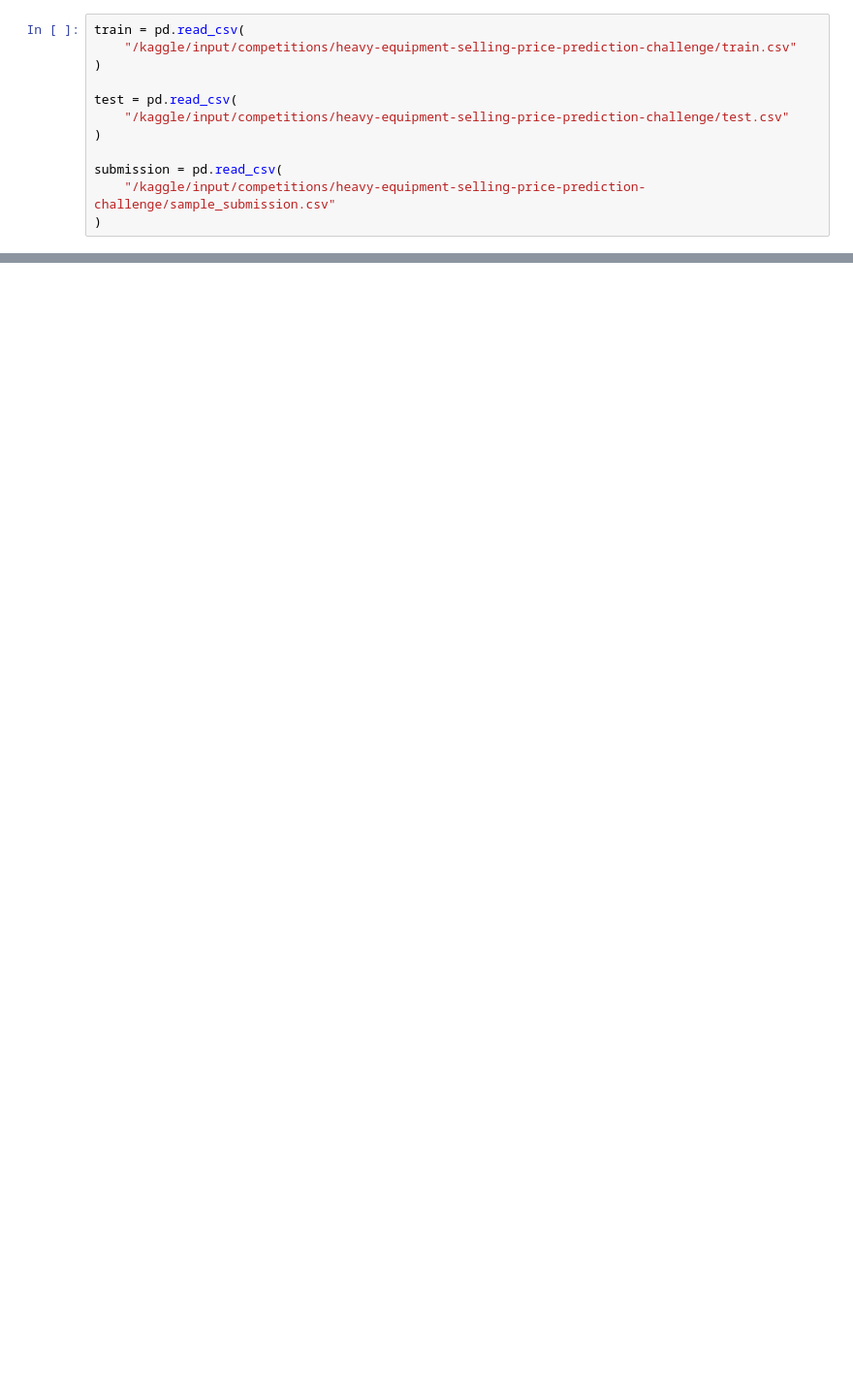
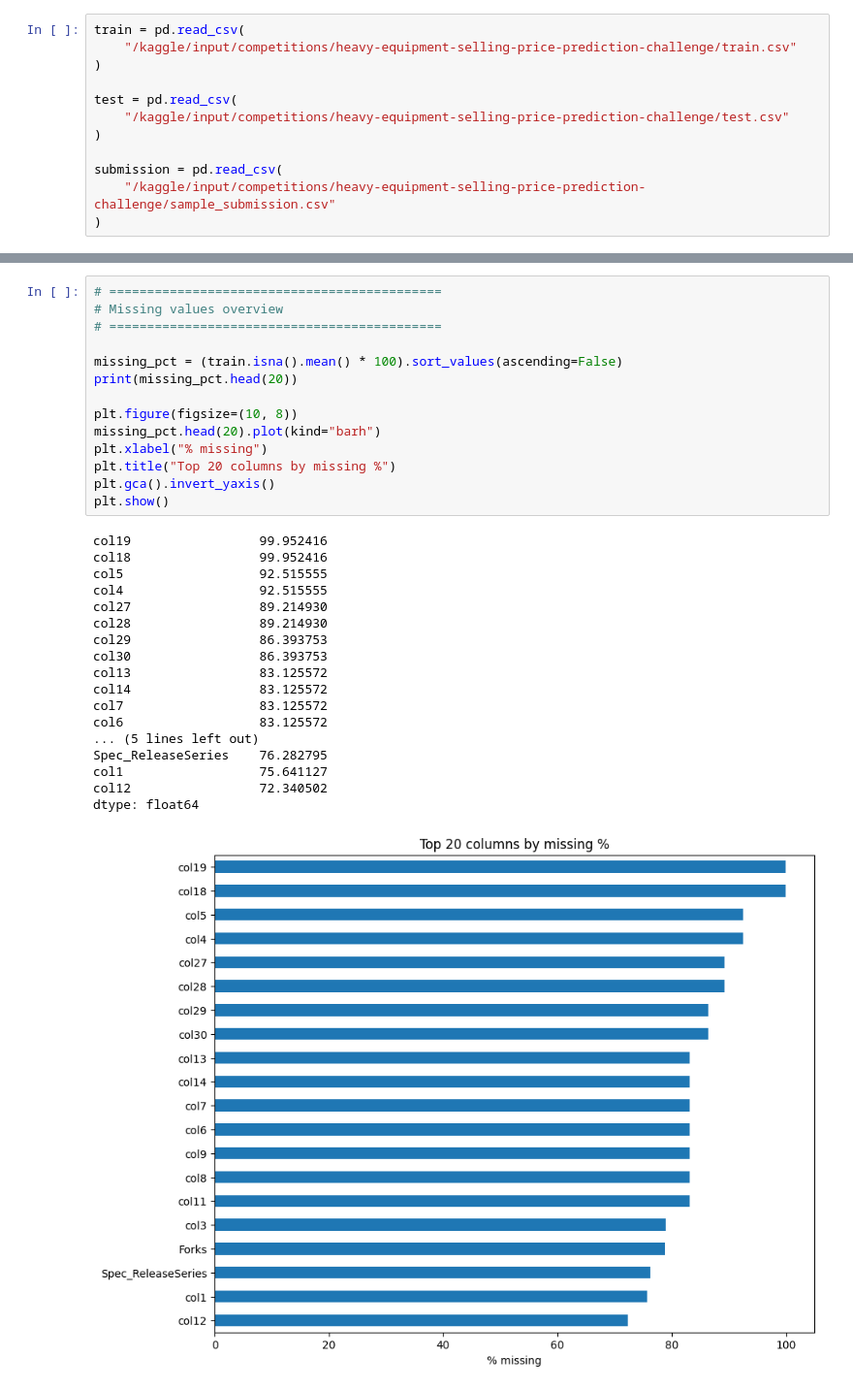
Before and after one commit to i-shashikant/Heavy-Equipment-Price-Prediction-MLP, a Jupyter notebook: 24f2003930-notebook-2026t2.ipynb, the cells around one changed output, grey strips where cells are left out. Shown at 97% size. Saved outputs shown, nothing was run; the diff lists cells and outputs as text; blank space fills up the shorter version.

```diff
--- a/24f2003930-notebook-2026t2.ipynb
+++ b/24f2003930-notebook-2026t2.ipynb
@@ -206,0 +102,33 @@ Name: TargetValue, dtype: float64
+# %%
+# ============================================
+# Missing values overview
+# ============================================
+
+missing_pct = (train.isna().mean() * 100).sort_values(ascending=False)
+print(missing_pct.head(20))
+
+plt.figure(figsize=(10, 8))
+missing_pct.head(20).plot(kind="barh")
+plt.xlabel("% missing")
+plt.title("Top 20 columns by missing %")
+plt.gca().invert_yaxis()
+plt.show()
+# %% [output]
+col19                 99.952416
+col18                 99.952416
+col5                  92.515555
+col4                  92.515555
+col27                 89.214930
+col28                 89.214930
+col29                 86.393753
+col30                 86.393753
+col13                 83.125572
+col14                 83.125572
+col7                  83.125572
+col6                  83.125572
+... (5 lines left out)
+Spec_ReleaseSeries    76.282795
+col1                  75.641127
+col12                 72.340502
+dtype: float64
+[figure, added]
```
Also changed, not shown: parts of 60 cells of this notebook.
